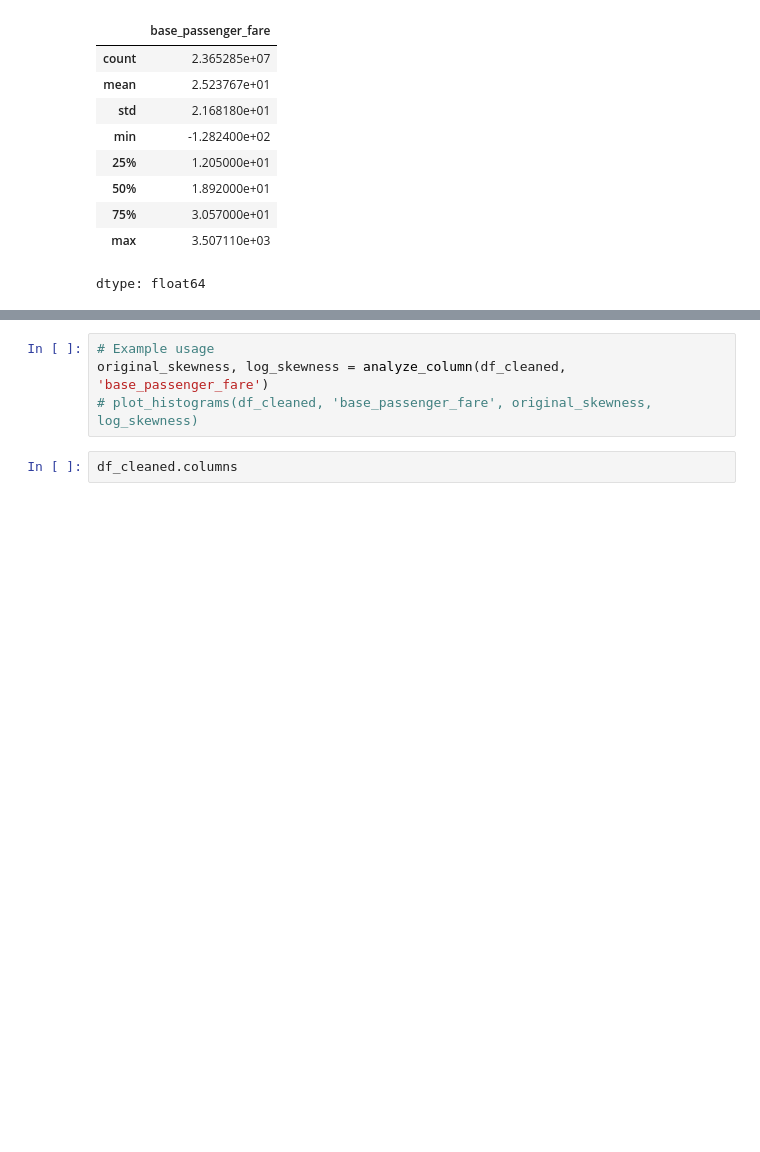
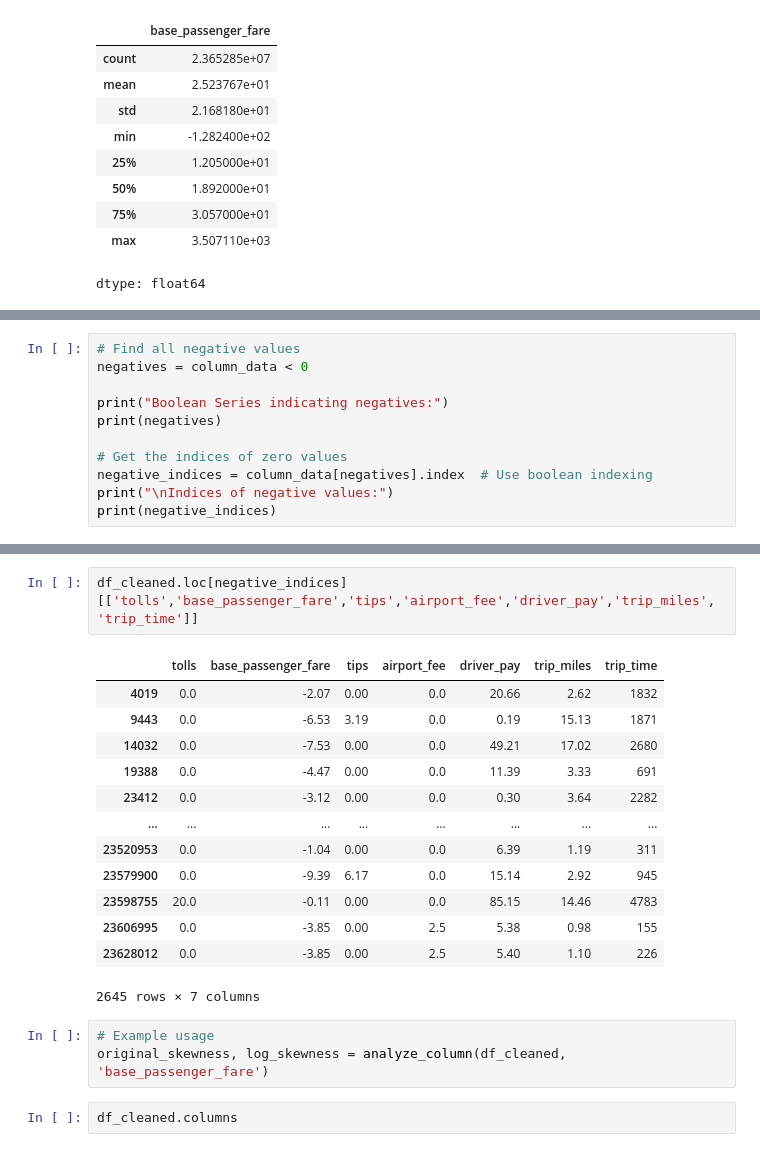
Before and after one commit to richardalamo/pocketride, a Jupyter notebook: data/Outlier_Detection/outliers_nyc_with_fare.ipynb, the cells around one changed output, grey strips where cells are left out. Cells and saved outputs as stored; diff of their text form; blank space fills up the shorter version.

```diff
--- a/data/Outlier_Detection/outliers_nyc_with_fare.ipynb
+++ b/data/Outlier_Detection/outliers_nyc_with_fare.ipynb
@@ -218,0 +319,11 @@ dtype: float64
+# %%
+# Find all negative values
+negatives = column_data < 0
+
+print("Boolean Series indicating negatives:")
+print(negatives)
+
+# Get the indices of zero values
+negative_indices = column_data[negatives].index  # Use boolean indexing
+print("\nIndices of negative values:")
+print(negative_indices)
@@ -219,7 +348,22 @@ dtype: float64
+# %%
+df_cleaned.loc[negative_indices][['tolls','base_passenger_fare','tips','airport_fee','driver_pay','trip_miles', 'trip_time']]
+# %% [output]
+|  | tolls | base_passenger_fare | tips | airport_fee | driver_pay | trip_miles | trip_time |
+| 4019 | 0.0 | -2.07 | 0.00 | 0.0 | 20.66 | 2.62 | 1832 |
+| 9443 | 0.0 | -6.53 | 3.19 | 0.0 | 0.19 | 15.13 | 1871 |
+| 14032 | 0.0 | -7.53 | 0.00 | 0.0 | 49.21 | 17.02 | 2680 |
+| 19388 | 0.0 | -4.47 | 0.00 | 0.0 | 11.39 | 3.33 | 691 |
+| 23412 | 0.0 | -3.12 | 0.00 | 0.0 | 0.30 | 3.64 | 2282 |
+| ... | ... | ... | ... | ... | ... | ... | ... |
+| 23520953 | 0.0 | -1.04 | 0.00 | 0.0 | 6.39 | 1.19 | 311 |
+| 23579900 | 0.0 | -9.39 | 6.17 | 0.0 | 15.14 | 2.92 | 945 |
+| 23598755 | 20.0 | -0.11 | 0.00 | 0.0 | 85.15 | 14.46 | 4783 |
+| 23606995 | 0.0 | -3.85 | 0.00 | 2.5 | 5.38 | 0.98 | 155 |
+| 23628012 | 0.0 | -3.85 | 0.00 | 2.5 | 5.40 | 1.10 | 226 |
+2645 rows × 7 columns
 # %%
 # Example usage
 original_skewness, log_skewness = analyze_column(df_cleaned, 'base_passenger_fare')
-# plot_histograms(df_cleaned, 'base_passenger_fare', original_skewness, log_skewness)
 # %%
 df_cleaned.columns
 # %% [output]
```
Also changed, not shown: parts of 30 cells of this notebook.
